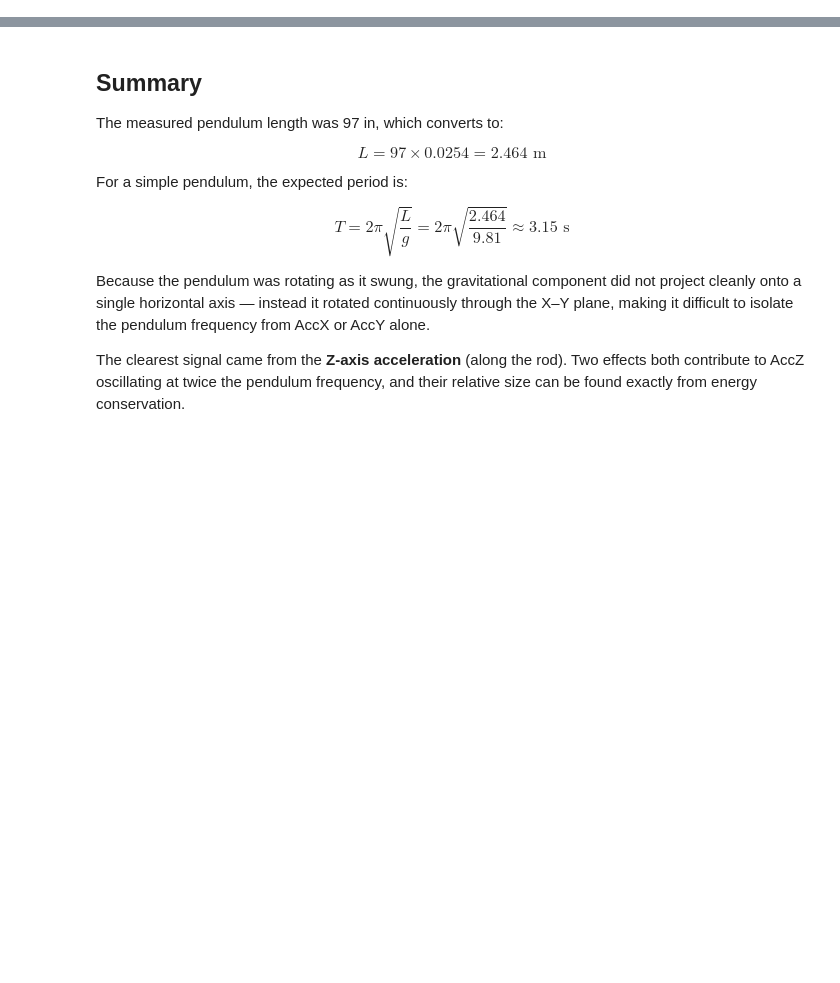
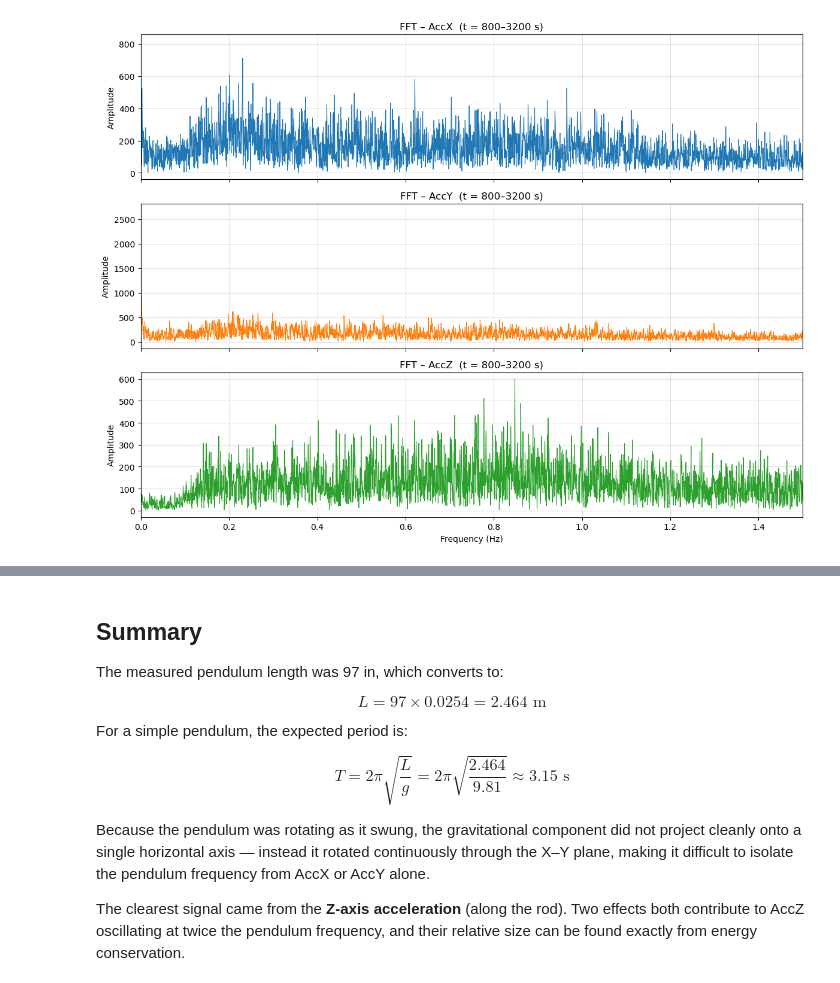
Before and after one commit to arobotdinosaur/MAE_223_Work, a Jupyter notebook: PendulumFFT_Simple.ipynb, the cells around one changed output, grey strips where cells are left out. Saved outputs shown, nothing was run; the diff lists cells and outputs as text; code cells hidden in the pictures; blank space fills up the shorter version.

```diff
--- a/PendulumFFT_Simple.ipynb
+++ b/PendulumFFT_Simple.ipynb
@@ -87,0 +108,26 @@ plt.show()
+# %%
+# ── Clean acceleration spectra (no single-peak highlight line) ──
+# Straight magnitude FFT of each accel axis over the same [T_START, T_END]
+# window, so the full broadband shape is visible without a peak annotation.
+fig, axes = plt.subplots(3, 1, figsize=(12, 9), sharex=True)
+
+for ax, col, color in zip(axes,
+                           ['AccX', 'AccY', 'AccZ'],
+                           ['C0',   'C1',   'C2']):
+    s = seg[col].values
+    s = s - s.mean()                    # remove DC
+    n = len(s)
+    yf = np.abs(rfft(s * np.hanning(n)))
+    xf = rfftfreq(n, 1.0 / fs)
+
+    ax.plot(xf, yf, color=color, lw=0.8)
+    ax.set_ylabel('Amplitude')
+    ax.set_title(f'FFT – {col}  (t = {T_START:.0f}–{T_END:.0f} s)')
+    ax.set_xlim(0, 1.5)                  # wave band + buoy bobbing (≥ ~0.7 s)
+    ax.grid(True, alpha=0.4)
+
+axes[-1].set_xlabel('Frequency (Hz)')
+plt.tight_layout()
+plt.show()
+# %% [output]
+[figure, added]
```
Also changed, not shown: parts of 5 cells of this notebook, 12 other files.
